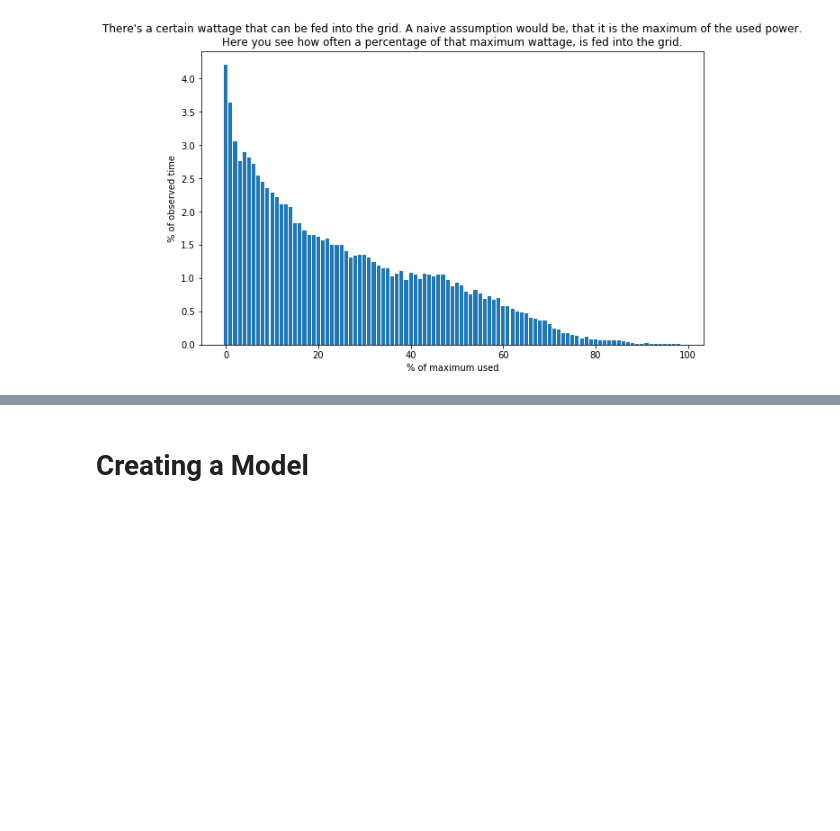
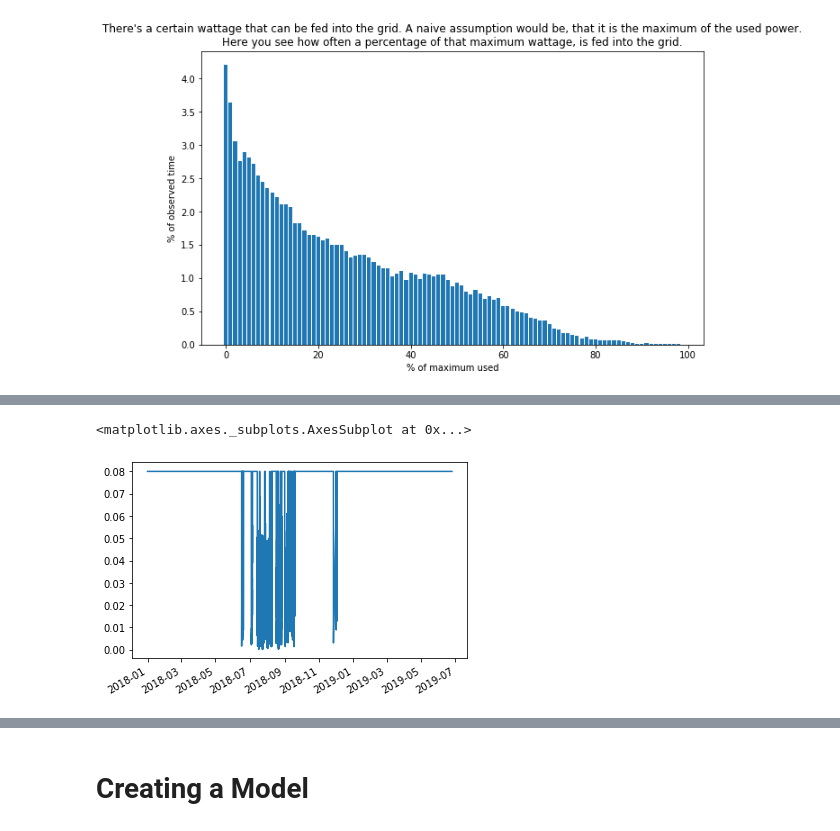
Before and after one commit to ThomTe314/capstone_quadra, a Jupyter notebook: Capstone Quadra.ipynb, the cells around one changed output, grey strips where cells are left out. Drawn from its saved outputs; the diff is of its cells as text; code cells hidden in the pictures; blank space fills up the shorter version.

```diff
--- a/Capstone Quadra.ipynb
+++ b/Capstone Quadra.ipynb
@@ -419,0 +452,5 @@ def bat_sim(loss_ts):
+# %%
+bs.consumption.plot()
+# %% [output]
+<matplotlib.axes._subplots.AxesSubplot at 0x...>
+[figure, added]
```
Also changed, not shown: parts of 5 cells of this notebook.
